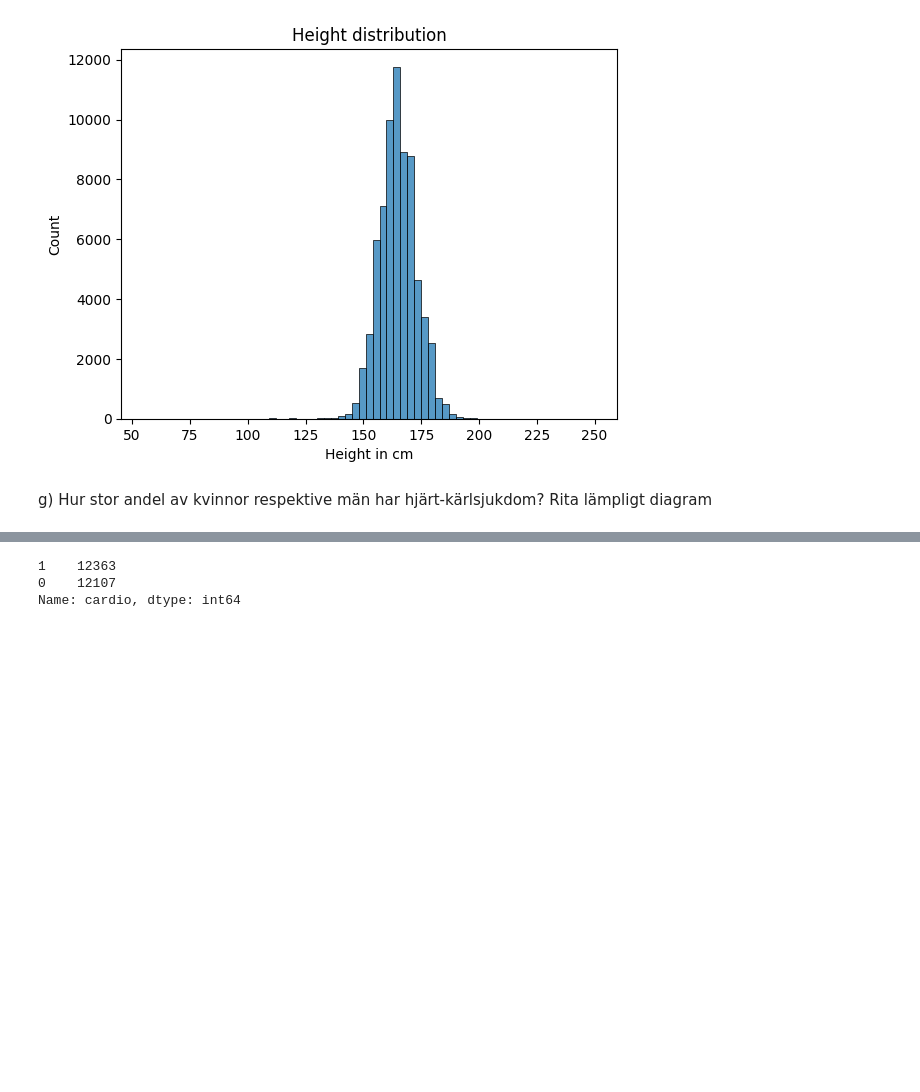
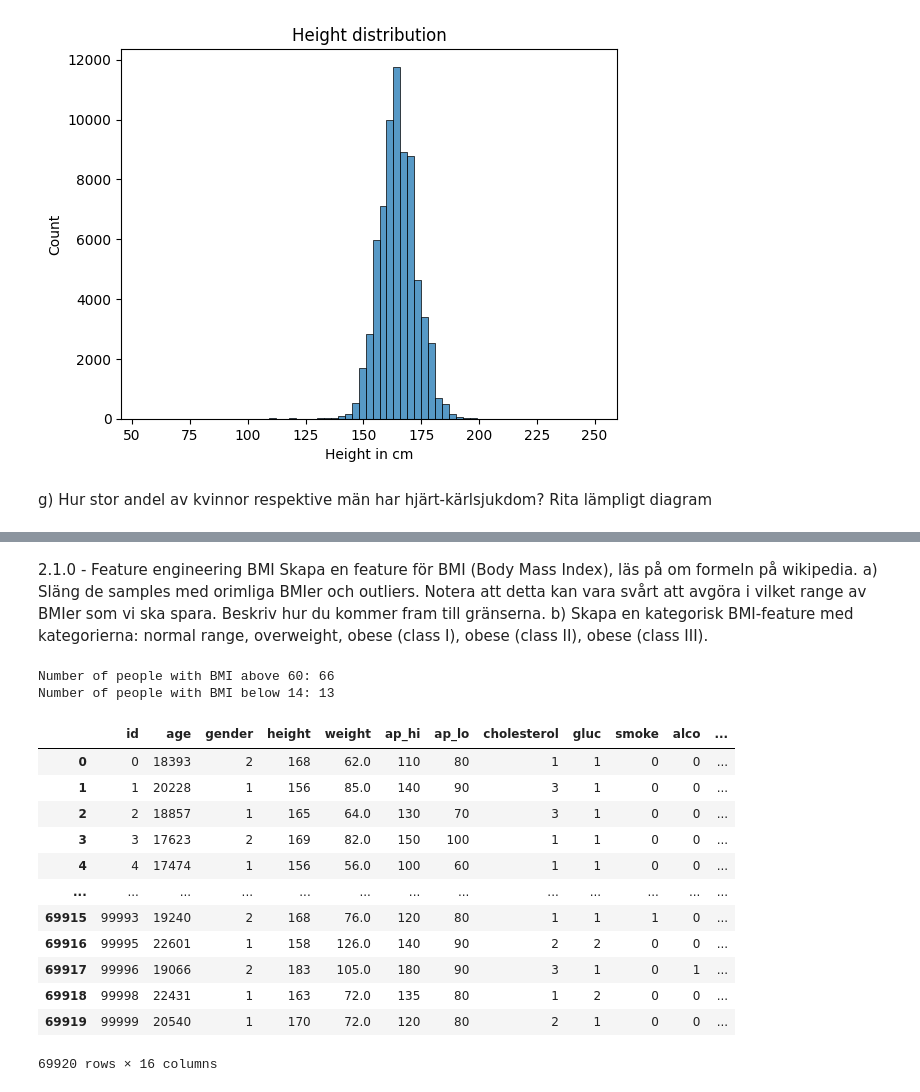
Before and after one commit to HakanAkerblom/Machine-learning-Hakan-Akerblom, a Jupyter notebook: Laboration/EDA_heart.ipynb, the cells around one changed output, grey strips where cells are left out. Cells and saved outputs as stored; diff of their text form; code cells hidden in the pictures; blank space fills up the shorter version.

```diff
--- a/Laboration/EDA_heart.ipynb
+++ b/Laboration/EDA_heart.ipynb
@@ -184,6 +171,65 @@ df.sort_values("cardio")
-# %%
-df[df["gender"] == 2]["cardio"].value_counts()
-# %% [output]
-1    12363
-0    12107
-Name: cardio, dtype: int64
+# %% [markdown]
+2.1.0 - Feature engineering BMI
+Skapa en feature för BMI (Body Mass Index), läs på om formeln på wikipedia.
+a) Släng de samples med orimliga BMIer och outliers. Notera att detta kan vara svårt att avgöra i vilket
+range av BMIer som vi ska spara. Beskriv hur du kommer fram till gränserna.
+b) Skapa en kategorisk BMI-feature med kategorierna: normal range, overweight, obese (class I), obese
+(class II), obese (class III).
+# %%
+# Creating new column fr BMI
+df["BMI"] = df["weight"]/(df["height"]/100)**2
+
+# Checking some arbitrary numbers, i chose to do the cut where the data loss is small and the likelyhood that numbers are
+# incorrectly entered is high
+high = 60
+low = 14
+print(f"Number of people with BMI above {high}: {len(df[df['BMI'] > high])}")
+print(f"Number of people with BMI below {low}: {len(df[df['BMI'] < low])}")
+
+
+df = df[df["BMI"] < high]
+df = df[df["BMI"] > low]
+# %% [output]
+Number of people with BMI above 60: 66
+Number of people with BMI below 14: 13
+# %%
+df.reset_index(drop=True, inplace=True)
+# %%
+pd.options.mode.chained_assignment = None  # Removing warning
+
+df["BMI-class"] = ""
+
+for i in range(len(df)):
+    if df["BMI"][i] < 18.5:
+        df["BMI-class"][i] = "Underweight"
+
+    elif df["BMI"][i] < 25:
+        df["BMI-class"][i] = "Normal"
+
+    elif df["BMI"][i] < 30:
+        df["BMI-class"][i] = "Overweight"
+
+    elif df["BMI"][i] < 35:
+        df["BMI-class"][i] = "Obese (class 1)"
+
+    elif df["BMI"][i] < 40:
+        df["BMI-class"][i] = "Obese (class 2)"
+
+    else:
+        df["BMI-class"][i] = "Obese (class 2)"
+
+df
+# %% [output]
+|  | id | age | gender | height | weight | ap_hi | ap_lo | cholesterol | gluc | smoke | alco | ... |
+| 0 | 0 | 18393 | 2 | 168 | 62.0 | 110 | 80 | 1 | 1 | 0 | 0 | ... |
+| 1 | 1 | 20228 | 1 | 156 | 85.0 | 140 | 90 | 3 | 1 | 0 | 0 | ... |
+| 2 | 2 | 18857 | 1 | 165 | 64.0 | 130 | 70 | 3 | 1 | 0 | 0 | ... |
+| 3 | 3 | 17623 | 2 | 169 | 82.0 | 150 | 100 | 1 | 1 | 0 | 0 | ... |
+| 4 | 4 | 17474 | 1 | 156 | 56.0 | 100 | 60 | 1 | 1 | 0 | 0 | ... |
+| ... | ... | ... | ... | ... | ... | ... | ... | ... | ... | ... | ... | ... |
+| 69915 | 99993 | 19240 | 2 | 168 | 76.0 | 120 | 80 | 1 | 1 | 1 | 0 | ... |
+| 69916 | 99995 | 22601 | 1 | 158 | 126.0 | 140 | 90 | 2 | 2 | 0 | 0 | ... |
+| 69917 | 99996 | 19066 | 2 | 183 | 105.0 | 180 | 90 | 3 | 1 | 0 | 1 | ... |
+| 69918 | 99998 | 22431 | 1 | 163 | 72.0 | 135 | 80 | 1 | 2 | 0 | 0 | ... |
+| 69919 | 99999 | 20540 | 1 | 170 | 72.0 | 120 | 80 | 2 | 1 | 0 | 0 | ... |
+69920 rows × 16 columns
```
Also changed, not shown: parts of 7 cells of this notebook, 1 other file.
